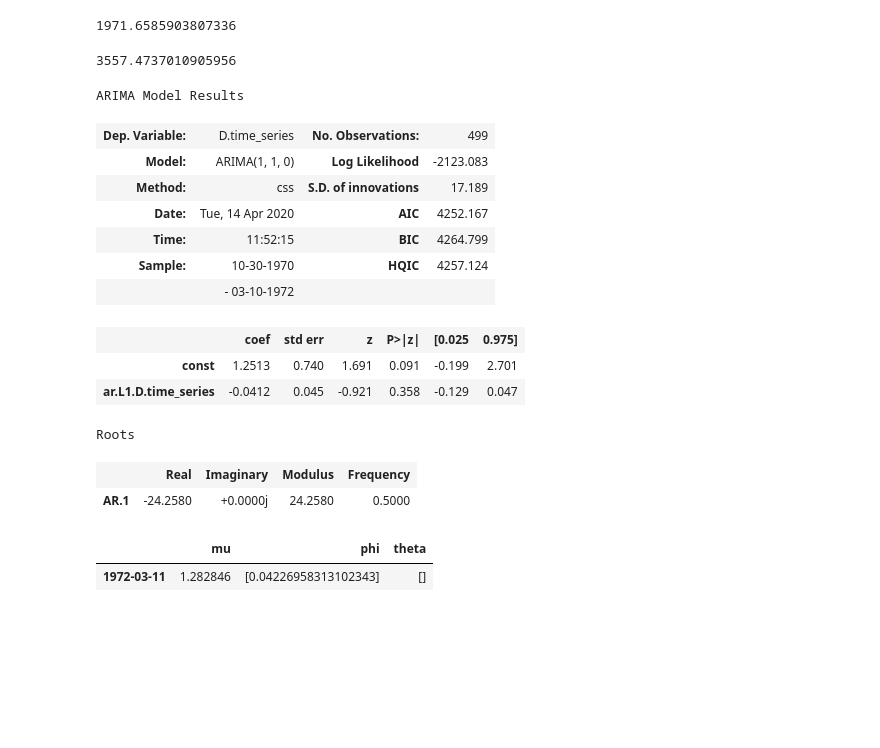
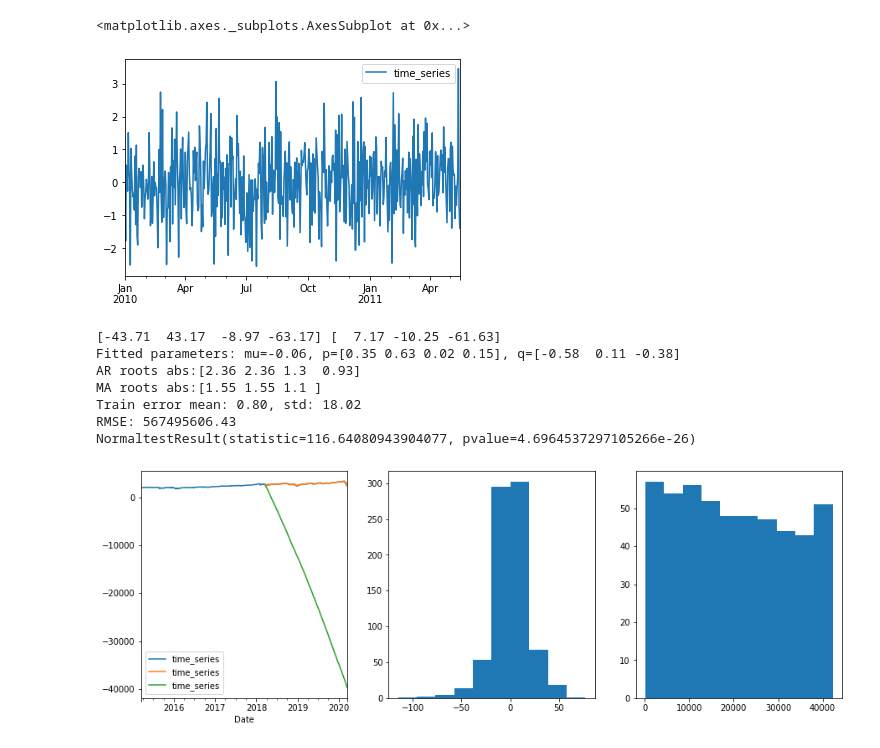
Before and after one commit to Sburyachenko/giotto-time, a Jupyter notebook: examples/arima-tests.ipynb, the cells around one changed output. Drawn from its saved outputs; the diff is of its cells as text; code cells hidden in the pictures; blank space fills up the shorter version.

```diff
--- a/examples/arima-tests.ipynb
+++ b/examples/arima-tests.ipynb
@@ -64,30 +28,12 @@ y_g.plot(ax=ax);
-# %%
-mean_squared_error(y_g, df_test)
-# %% [output]
-1971.6585903807336
-# %%
-mean_squared_error(pred, df_test)
-# %% [output]
-3557.4737010905956
-# %%
-f.summary()
-# %% [output]
-ARIMA Model Results
-| Dep. Variable: | D.time_series | No. Observations: | 499 |
-| Model: | ARIMA(1, 1, 0) | Log Likelihood | -2123.083 |
-| Method: | css | S.D. of innovations | 17.189 |
-| Date: | Tue, 14 Apr 2020 | AIC | 4252.167 |
-| Time: | 11:52:15 | BIC | 4264.799 |
-| Sample: | 10-30-1970 | HQIC | 4257.124 |
-|  | - 03-10-1972 |  |  |
-|  | coef | std err | z | P>|z| | [0.025 | 0.975] |
-| const | 1.2513 | 0.740 | 1.691 | 0.091 | -0.199 | 2.701 |
-| ar.L1.D.time_series | -0.0412 | 0.045 | -0.921 | 0.358 | -0.129 | 0.047 |
-Roots
-|  | Real | Imaginary | Modulus | Frequency |
-| AR.1 | -24.2580 | +0.0000j | 24.2580 | 0.5000 |
-# %%
-model.model.params
-# %% [output]
-|  | mu | phi | theta |
-| 1972-03-11 | 1.282846 | [0.04226958313102343] | [] |
+# %%
+df_white = pd.DataFrame(np.random.standard_normal(500))
+time_series_preparation = TimeSeriesPreparation(start='01-01-2010', freq='1D')
+df_white = time_series_preparation.transform(df_white)
+
+df_white_train_giotto = df_white.iloc[:500]
+df_white_train = df_white.iloc[:400]
+df_white_test = df_white.iloc[400:500]
+df_white_train_giotto.plot()
+# %% [output]
+<matplotlib.axes._subplots.AxesSubplot at 0x...>
+[figure, added]
@@ -93,0 +48,33 @@ model.model.params
+# %%
+def run_giotto(df, test_size, order, method='css-mle'):
+    features = [("s1", Shift(0), make_column_selector()),]
+    model = TimeSeriesForecastingModel(features=features, horizon=test_size, model=ARIMA(order, method=method))
+    df_train = df
+    df_test = df.iloc[-test_size:]
+    model.fit(df_train)
+    pred_g = model.predict(df_test.iloc[[0]])
+    y_pred = pd.DataFrame(pred_g.values[0], index=df_test.index, columns=['time_series'])
+    phi = model.model.params['phi'].values[0]
+    theta = model.model.params['theta'].values[0]
+    mu = model.model.params['mu'].values[0]
+    train_errors = model.model.params['errors'].values[0]
+    print(f'Fitted parameters: mu={mu:.2f}, p={phi}, q={theta}')
+    print(f'AR roots abs:{np.abs(np.roots(np.r_[-phi[::-1], 1.0]))}')
+    print(f'MA roots abs:{np.abs(np.roots(np.r_[theta[::-1], 1.0]))}')
+    print(f'Train error mean: {train_errors.mean():.2f}, std: {train_errors.std():.2f}')
+    print(f'RMSE: {mean_squared_error(y_pred, df_test.values):.2f}')
+    print(normaltest(train_errors))
+    test_errors = df_test -  y_pred
+    train_test_plot(df_train, df_test, y_pred, train_errors, test_errors.values)
+
+
+run_giotto(df_real, 500, (4, 2, 3), 'css')
+# %% [output]
+[-43.71  43.17  -8.97 -63.17] [  7.17 -10.25 -61.63]
+Fitted parameters: mu=-0.06, p=[0.35 0.63 0.02 0.15], q=[-0.58  0.11 -0.38]
+AR roots abs:[2.36 2.36 1.3  0.93]
+MA roots abs:[1.55 1.55 1.1 ]
+Train error mean: 0.80, std: 18.02
+RMSE: 567495606.43
+NormaltestResult(statistic=116.64080943904077, pvalue=4.6964537297105266e-26)
+[figure, added]
```
Also changed, not shown: parts of 13 cells of this notebook, 2 other files.
